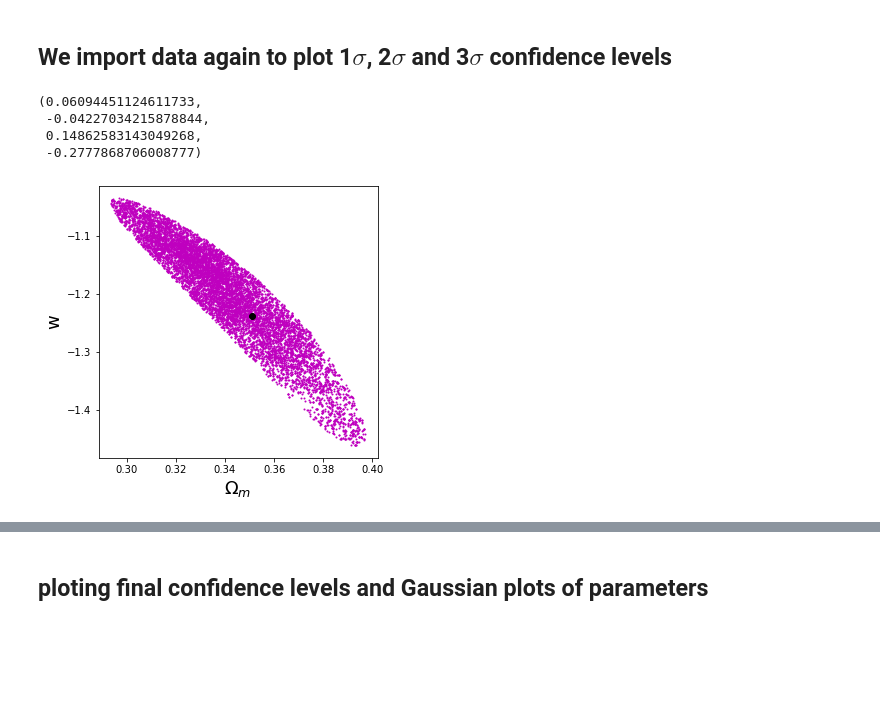
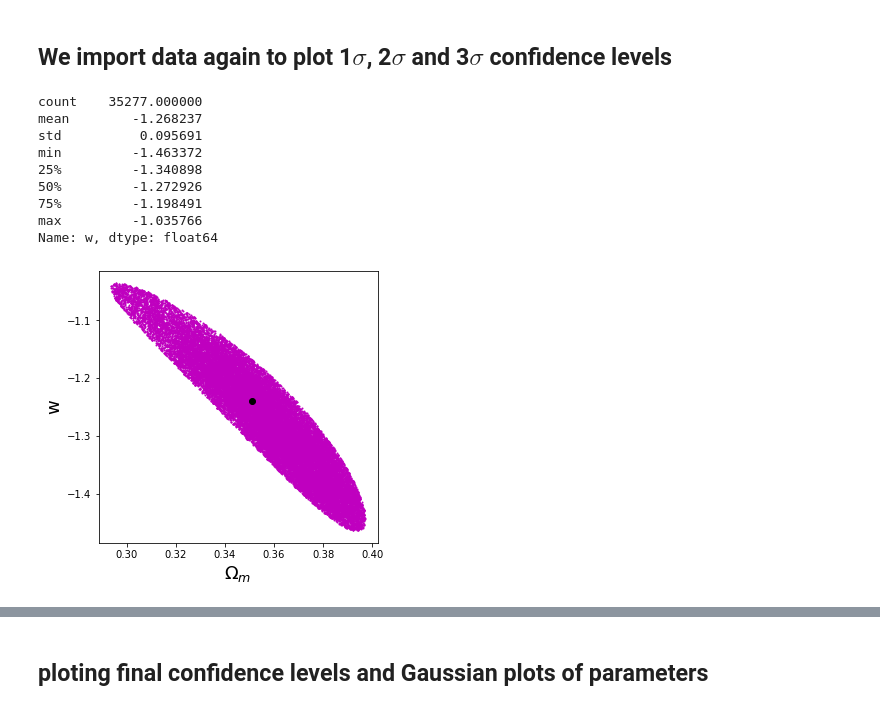
Before and after one commit to nooshinehz/Best_values_and_contours, a Jupyter notebook: countors_MCMC.ipynb, the cells around one changed output, grey strips where cells are left out. Drawn from its saved outputs; the diff is of its cells as text; code cells hidden in the pictures; blank space fills up the shorter version.

```diff
--- a/countors_MCMC.ipynb
+++ b/countors_MCMC.ipynb
@@ -93,45 +93,51 @@ best
 # %%
 
 cwd = os.getcwd()
-path_data = cwd+'/data/Supernova-chain-15000.txt'
+path_data = cwd+'/data/Supernova-chain-50000.txt'
 
 data = np.genfromtxt(path_data)
 da = pd.DataFrame(data)
 da.columns = [ 'ones', 'zeros' ,r'$\Omega_m$', 'w', 'chi']
 da = da.drop(['ones', 'zeros'], axis =1)
 
 # Forming Subsample_1 to Plot data in 1sigma confidence level (for n= 2 & CL= 68.27%, limit line of 1 sigma CL is chi-chi(min)<2.3)
 sbs_1 = da[da.chi-(da['chi'].min()) < 2.3]
 
 plt.rcParams["figure.figsize"] = (5,5)
 
 a= sbs_1[r'$\Omega_m$']
 b= sbs_1['w']
 
 plt.plot(a, b,  'mo', markersize = 1)
 plt.plot( fp[r'$\Omega_m$'], fp['w'], 'ko' )
 plt.xlabel(r'$\Omega_m$', fontsize = 18);
 plt.ylabel('w', fontsize = 18);
 
 
 
 # 1 sigma error for "Omega_m" parameter
 U_err_om_1 = (sbs_1[r'$\Omega_m$'].max()) - (da[r'$\Omega_m$'].mean())
 D_err_om_1 = (sbs_1[r'$\Omega_m$'].min()) - (da[r'$\Omega_m$'].mean())
 
 # 1 sigma error for "w" parameter
 U_err_w_1 = (sbs_1['w'].max()) - (da['w'].mean())
 D_err_w_1 = (sbs_1['w'].min()) - (da['w'].mean())
 
 
 
 U_err_om_1, D_err_om_1, U_err_w_1, D_err_w_1
+sbs_1['w'].describe()
 # %% [output]
-(0.06094451124611733,
- -0.04227034215878844,
- 0.14862583143049268,
- -0.2777868706008777)
+count    35277.000000
+mean        -1.268237
+std          0.095691
+min         -1.463372
+25%         -1.340898
+50%         -1.272926
+75%         -1.198491
+max         -1.035766
+Name: w, dtype: float64
-[figure, old version]
+[figure, new version]
 # %%
 # subsample_1=da[da.chi-(1032.4620111882687)<2.3]
 # other_than_subsample_1=da.drop(subsample_1.index)
```
Also changed, not shown: parts of 7 cells of this notebook, 3 other files.
